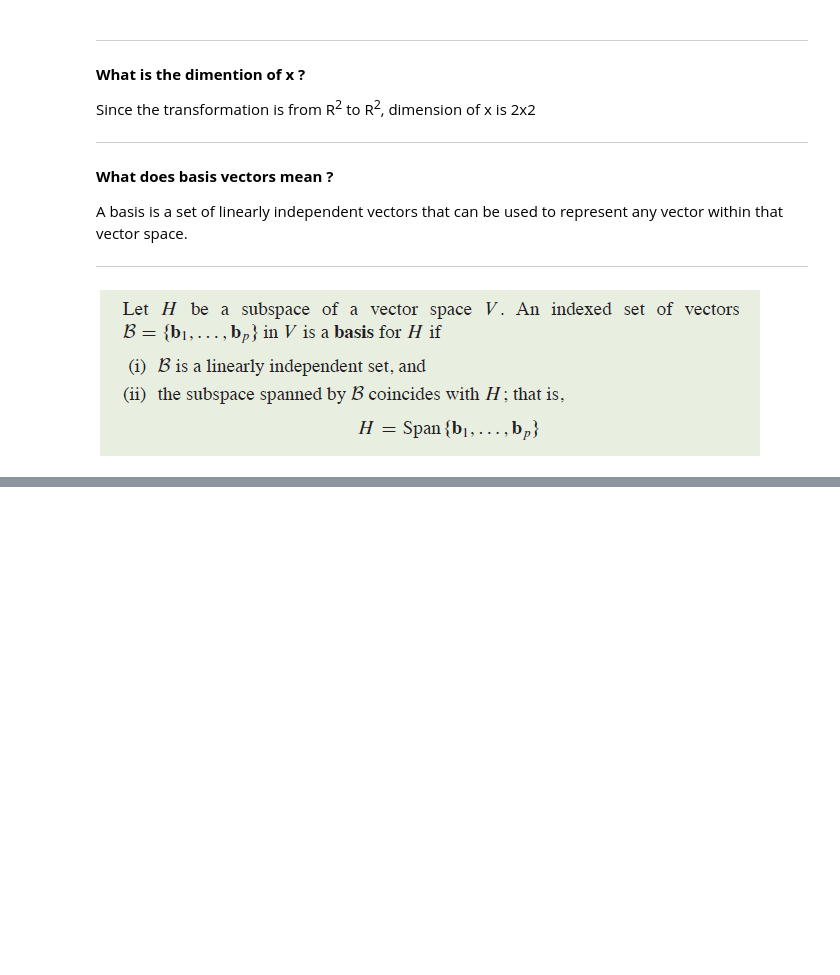
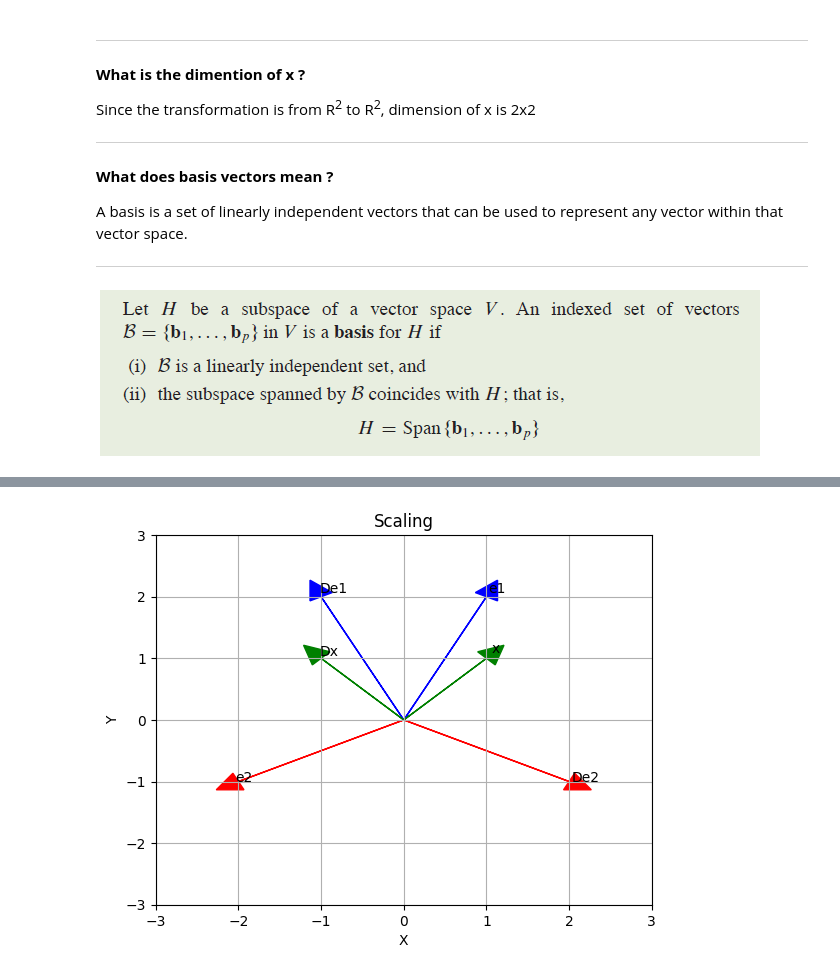
Before and after one commit to KayalvizhiT513/Eigen-Values-and-Vectors, a Jupyter notebook: Diagonalization_Notebook4.ipynb, the cells around one changed output, grey strips where cells are left out. Saved outputs shown, nothing was run; the diff lists cells and outputs as text; code cells hidden in the pictures; blank space fills up the shorter version.

```diff
--- a/Diagonalization_Notebook4.ipynb
+++ b/Diagonalization_Notebook4.ipynb
@@ -86,0 +90,12 @@ plot_graph(e1, e2, x, De1, De2, Dx)
+# %%
+D = [[-1, 0],[0, 1]]
+e1 = [1, 2]
+e2 = [-2, -1]
+x = [1, 1]
+De1 = matrix_mul(D, e1)
+De2 = matrix_mul(D, e2)
+Dx = matrix_mul(D, x)
+
+plot_graph(e1, e2, x, De1, De2, Dx, "Scaling", -3, 3)
+# %% [output]
+[figure, added]
```
Also changed, not shown: parts of 5 cells of this notebook.
